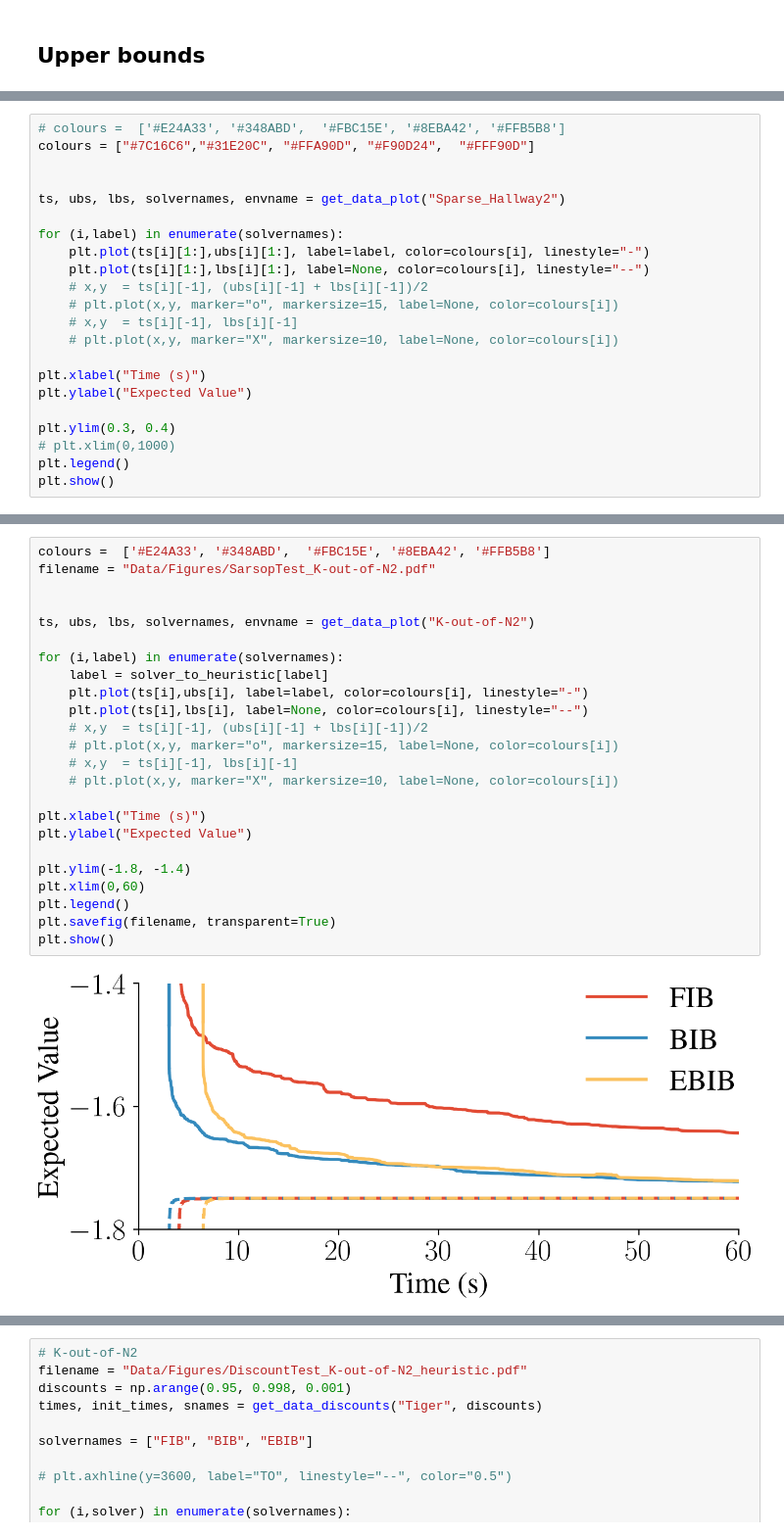
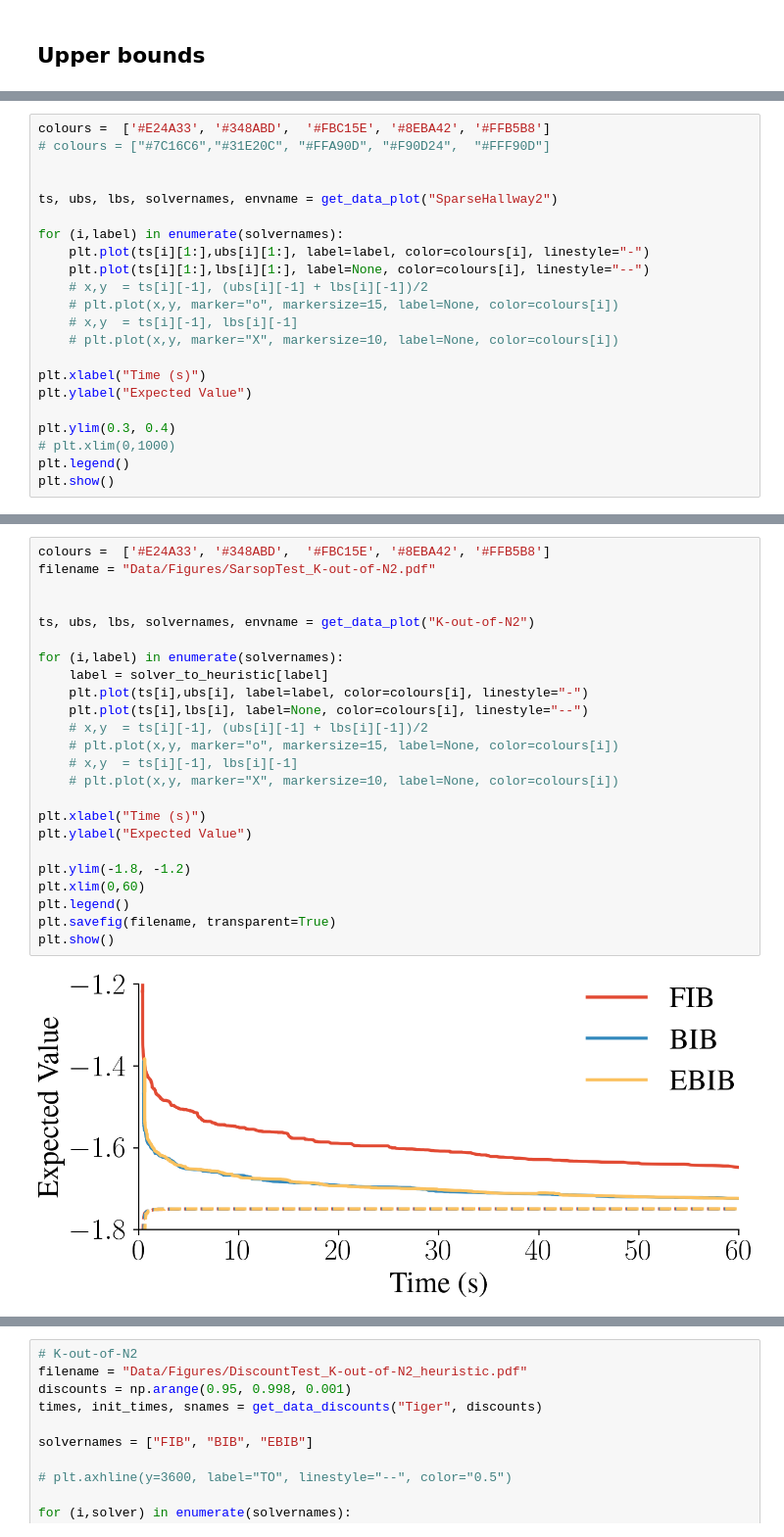
Before and after one commit to MKrale/Tighter_Informed_Bound, a Jupyter notebook: plotting_python.ipynb, the cells around one changed output, grey strips where cells are left out. Shown at 98% size. Saved outputs shown, nothing was run; the diff lists cells and outputs as text.

```diff
--- a/plotting_python.ipynb
+++ b/plotting_python.ipynb
@@ -428,9 +427,9 @@ print(dataframe.to_latex(column_format="l||rrrrr||r|rcrrcrrcrrcr"))
 # %%
-# colours =  ['#E24A33', '#348ABD',  '#FBC15E', '#8EBA42', '#FFB5B8']
-colours = ["#7C16C6","#31E20C", "#FFA90D", "#F90D24",  "#FFF90D"]
+colours =  ['#E24A33', '#348ABD',  '#FBC15E', '#8EBA42', '#FFB5B8']
+# colours = ["#7C16C6","#31E20C", "#FFA90D", "#F90D24",  "#FFF90D"]
 
 
-ts, ubs, lbs, solvernames, envname = get_data_plot("Sparse_Hallway2")
+ts, ubs, lbs, solvernames, envname = get_data_plot("SparseHallway2")
 
 for (i,label) in enumerate(solvernames):
     plt.plot(ts[i][1:],ubs[i][1:], label=label, color=colours[i], linestyle="-")
@@ -452,27 +451,27 @@ FileNotFoundError: [Errno 2] No such file or directory: './Data/SarsopTest/Sarso
 # %%
 colours =  ['#E24A33', '#348ABD',  '#FBC15E', '#8EBA42', '#FFB5B8']
 filename = "Data/Figures/SarsopTest_K-out-of-N2.pdf"
 
 
 ts, ubs, lbs, solvernames, envname = get_data_plot("K-out-of-N2")
 
 for (i,label) in enumerate(solvernames):
     label = solver_to_heuristic[label]
     plt.plot(ts[i],ubs[i], label=label, color=colours[i], linestyle="-")
     plt.plot(ts[i],lbs[i], label=None, color=colours[i], linestyle="--")
     # x,y  = ts[i][-1], (ubs[i][-1] + lbs[i][-1])/2
     # plt.plot(x,y, marker="o", markersize=15, label=None, color=colours[i])
     # x,y  = ts[i][-1], lbs[i][-1]
     # plt.plot(x,y, marker="X", markersize=10, label=None, color=colours[i])
 
 plt.xlabel("Time (s)")
 plt.ylabel("Expected Value")
 
-plt.ylim(-1.8, -1.4)
+plt.ylim(-1.8, -1.2)
 plt.xlim(0,60)
 plt.legend()
 plt.savefig(filename, transparent=True)
 plt.show()
 # %% [output]
-[figure, old version]
+[figure, new version]
 # %%
```
Also changed, not shown: parts of 12 cells of this notebook, 21 other files.
